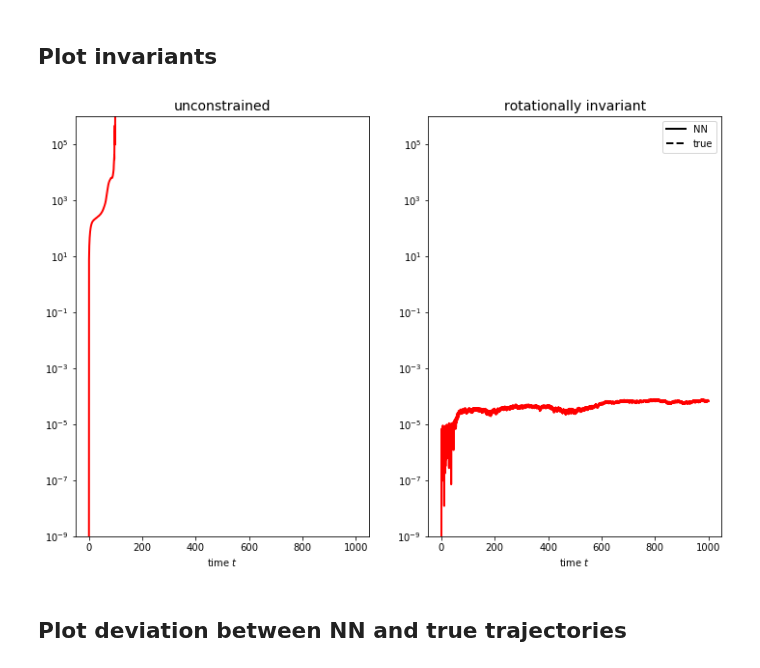
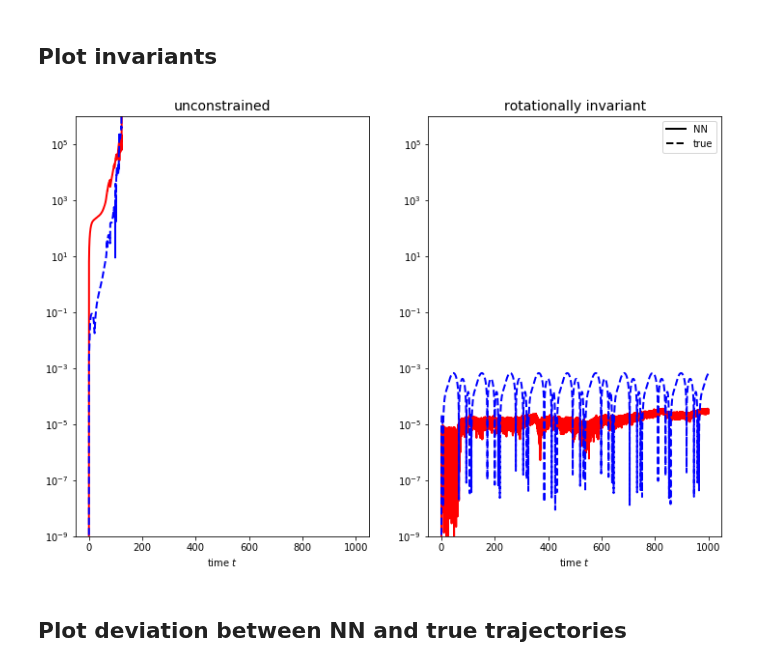
Before and after one commit to eikehmueller/mlconservation_code, a Jupyter notebook: src/EvaluateSchwarzschildModel.ipynb, the cells around one changed output. Saved outputs shown, nothing was run; the diff lists cells and outputs as text; code cells hidden in the pictures.

```diff
--- a/src/EvaluateSchwarzschildModel.ipynb
+++ b/src/EvaluateSchwarzschildModel.ipynb
@@ -24,7 +25,7 @@ The autoreload extension is already loaded. To reload it, use:
 # %% [markdown]
 ## Load models from disk and run trajectory generators
 # %%
-dt = 0.1
+dt = 0.01
 # final time
 t_final = 1000.0
 dim = 4
@@ -48,7 +49,8 @@ for model_label in ["","rot",]:
     # Monitors
     monitors[model_label] = [PositionMonitor()]
     monitors_nn[model_label] = [PositionMonitor(),
-                                InvariantMonitor(nn_lagrangian)]
+                                InvariantMonitor(nn_lagrangian),
+                                SchwarzschildInvariantMonitor(dynamical_system)]
     monitors_nn_perturbed[model_label] = [PositionMonitor()]
 
     # Run trajectory generators
@@ -104,5 +106,7 @@ for model_label in ["","rot",]:
             axs[j].legend(loc="upper right",fontsize=14)
         #axs[j].set_xlabel(labels[idx[j][0]],fontsize=14)
         #axs[j].set_ylabel(labels[idx[j][1]],fontsize=14)
-    fig.suptitle(title[model_label],fontsize=24)
+    #fig.suptitle(title[model_label],fontsize=24)
+    separator = "_" if model_label == "rot" else ""
+    fig.savefig(f"trajectories_schwarzschild{separator}{model_label}.pdf",bbox_inches="tight")
 # %% [output]
@@ -115,33 +119,34 @@ for model_label in ["","rot",]:
 # %%
 model_label_list = ["","rot",]
 
 title = {"":"unconstrained",
          "rot":"rotationally invariant"}
 
 fig, axs = plt.subplots(1, 2, figsize=(12,8))
 for row in [0,1]:
     model_label = model_label_list[row]
     invariant = monitors_nn[model_label][1].data
-    #invariant_true = monitors_nn[model_label][2].data
+    invariant_true = monitors_nn[model_label][2].data
     ax = axs[row]
     # Plot angular momentum
 
     Q = np.linalg.norm(invariant[:,:].T-invariant[:,0],axis=1) # / np.linalg.norm(invariant[:,0])
-    #Q_true = np.linalg.norm(invariant_true[:,:].T-invariant_true[:,0],axis=1) # / np.linalg.norm(invariant_true[:,0])
+    Q_true = np.linalg.norm(invariant_true[:,:].T-invariant_true[:,0],axis=1) # / np.linalg.norm(invariant_true[:,0])
     ax.plot(trajectory_generator_nn.t,Q,linewidth=2,color="red")
-    #ax.plot(trajectory_generator_nn.t,Q_true,linewidth=2,linestyle="--",color="blue")
+    ax.plot(trajectory_generator_nn.t,Q_true,linewidth=2,linestyle="--",color="blue")
     if row==1:
         ax.plot([],[],linewidth=2,color="black",label="NN")
         ax.plot([],[],linewidth=2,color="black",linestyle="--",label="true")
         ax.legend(loc="upper right")
     ax.set_xlabel("time $t$")
     ax.set_yscale("log")
     ax.set_ylim(1.E-9,1.E6)
     ax.set_title(title[model_label],fontsize=14)
 
+plt.savefig("invariants_schwarzschild.pdf",bbox_inches="tight")
 plt.show()
 # %% [output]
-[figure, old version]
+[figure, new version]
 # %% [markdown]
 ## Plot deviation between NN and true trajectories
 # %%
```
Also changed, not shown: parts of 3 cells of this notebook.
